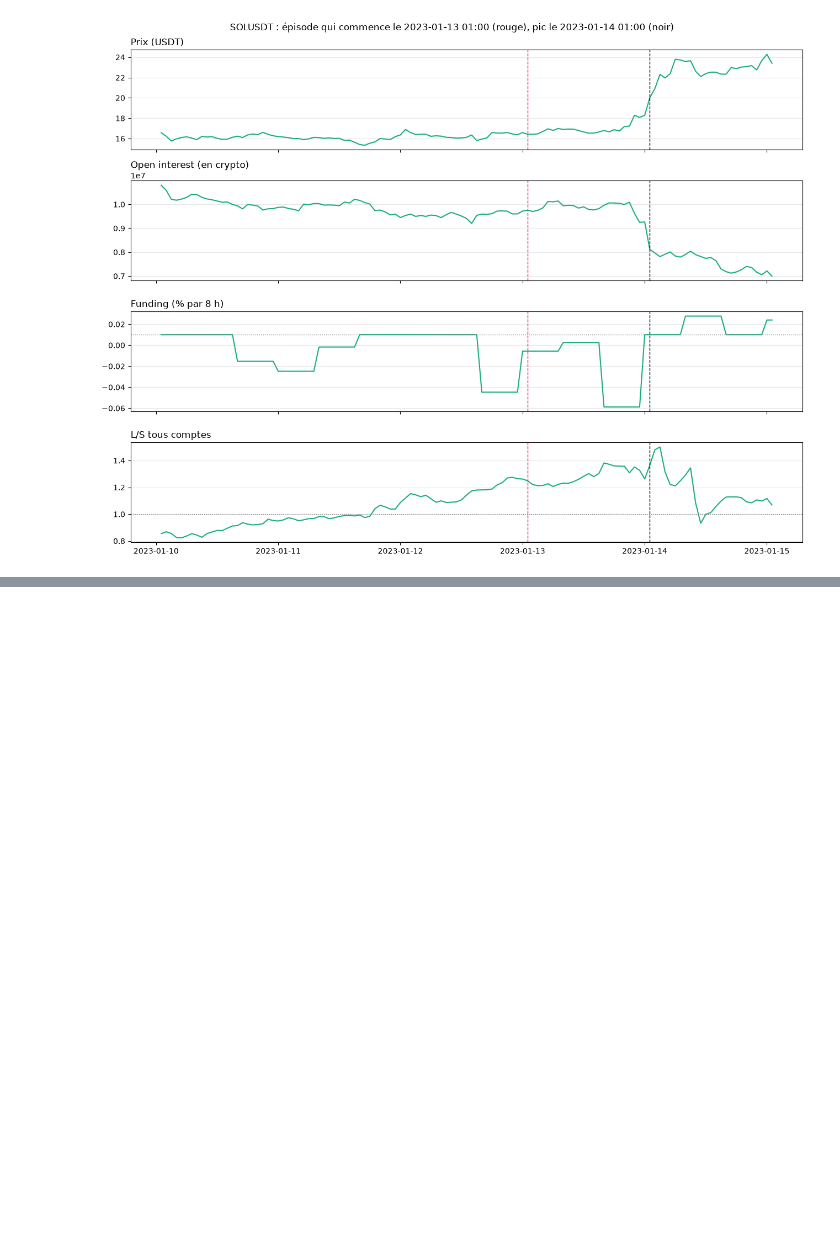
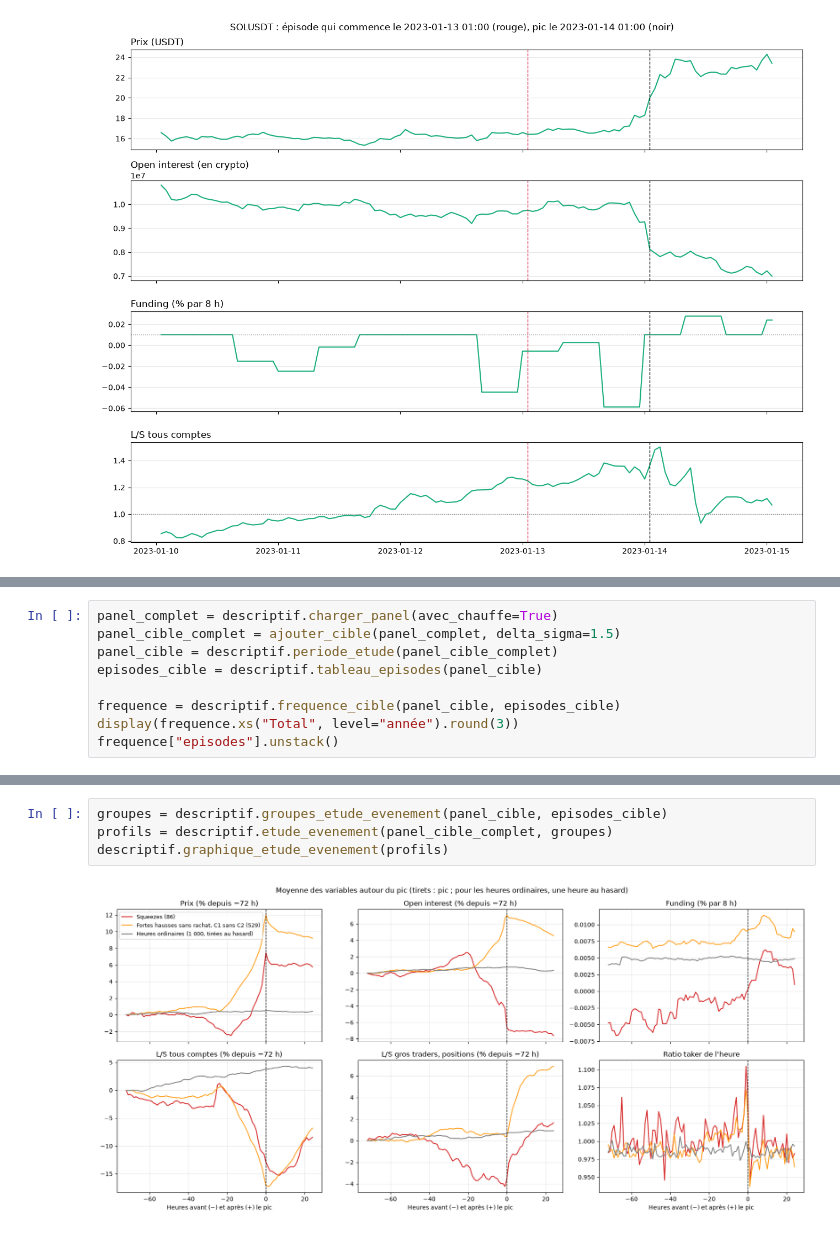
Before and after one commit to Ethanyounes/Ensae-Data-Science, a Jupyter notebook: rapport.ipynb, the cells around one changed output, grey strips where cells are left out. Drawn from its saved outputs; the diff is of its cells as text; blank space fills up the shorter version.

```diff
--- a/rapport.ipynb
+++ b/rapport.ipynb
@@ -461,0 +496,9 @@ On commence par comparer le taux de squeeze selon le niveau de quelques variable
+# %%
+panel_complet = descriptif.charger_panel(avec_chauffe=True)
+panel_cible_complet = ajouter_cible(panel_complet, delta_sigma=1.5)
+panel_cible = descriptif.periode_etude(panel_cible_complet)
+episodes_cible = descriptif.tableau_episodes(panel_cible)
+
+frequence = descriptif.frequence_cible(panel_cible, episodes_cible)
+display(frequence.xs("Total", level="année").round(3))
+frequence["episodes"].unstack()
@@ -461,0 +600,6 @@ On commence par comparer le taux de squeeze selon le niveau de quelques variable
+# %%
+groupes = descriptif.groupes_etude_evenement(panel_cible, episodes_cible)
+profils = descriptif.etude_evenement(panel_cible_complet, groupes)
+descriptif.graphique_etude_evenement(profils)
+# %% [output]
+[figure, added]
```
Also changed, not shown: parts of 44 cells of this notebook, 7 other files.
